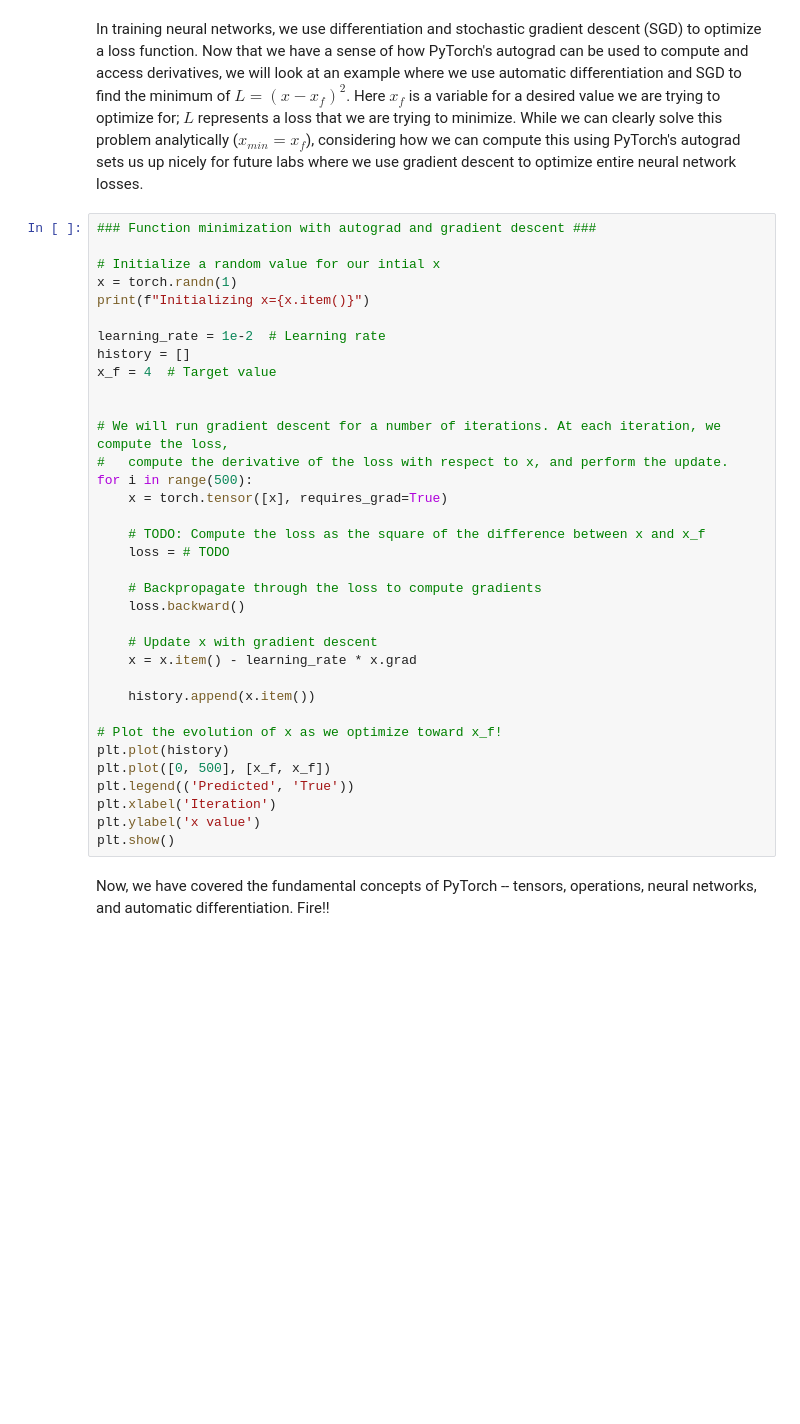
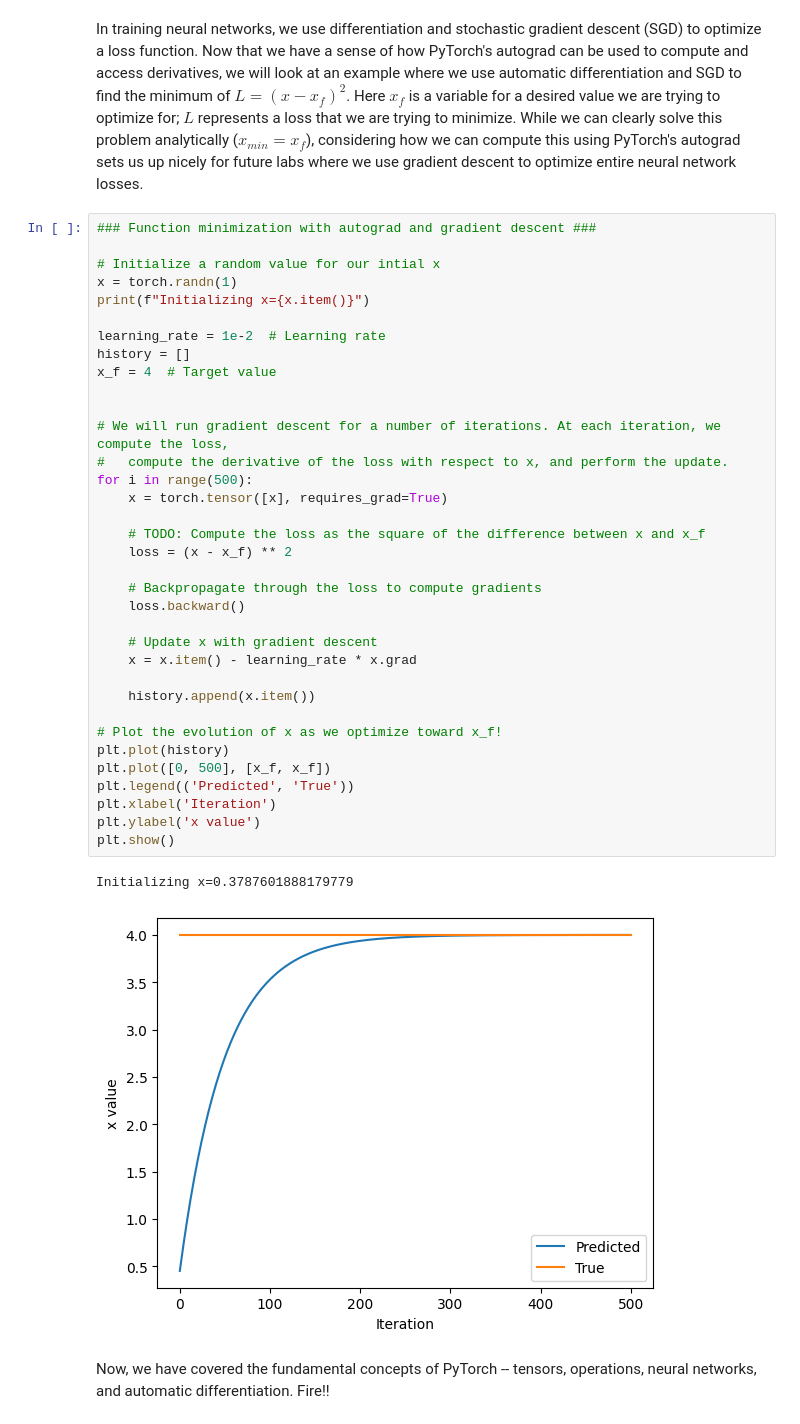
Before and after one commit to tkongooi/introtodeeplearning, a Jupyter notebook: lab1/PT_Part1_Intro.ipynb, the cells around one changed output. Drawn from its saved outputs; the diff is of its cells as text; blank space fills up the shorter version.

```diff
--- a/lab1/PT_Part1_Intro.ipynb
+++ b/lab1/PT_Part1_Intro.ipynb
@@ -309,33 +355,36 @@ In training neural networks, we use differentiation and stochastic gradient desc
 x = torch.randn(1)
 print(f"Initializing x={x.item()}")
 
 learning_rate = 1e-2  # Learning rate
 history = []
 x_f = 4  # Target value
 
 
 # We will run gradient descent for a number of iterations. At each iteration, we compute the loss,
 #   compute the derivative of the loss with respect to x, and perform the update.
 for i in range(500):
     x = torch.tensor([x], requires_grad=True)
 
     # TODO: Compute the loss as the square of the difference between x and x_f
-    loss = # TODO
+    loss = (x - x_f) ** 2
 
     # Backpropagate through the loss to compute gradients
     loss.backward()
 
     # Update x with gradient descent
     x = x.item() - learning_rate * x.grad
 
     history.append(x.item())
 
 # Plot the evolution of x as we optimize toward x_f!
 plt.plot(history)
 plt.plot([0, 500], [x_f, x_f])
 plt.legend(('Predicted', 'True'))
 plt.xlabel('Iteration')
 plt.ylabel('x value')
 plt.show()
+# %% [output]
+Initializing x=0.3787601888179779
+[figure, added]
 # %% [markdown]
 Now, we have covered the fundamental concepts of PyTorch -- tensors, operations, neural networks, and automatic differentiation. Fire!!
```
Also changed, not shown: parts of 16 cells of this notebook.
